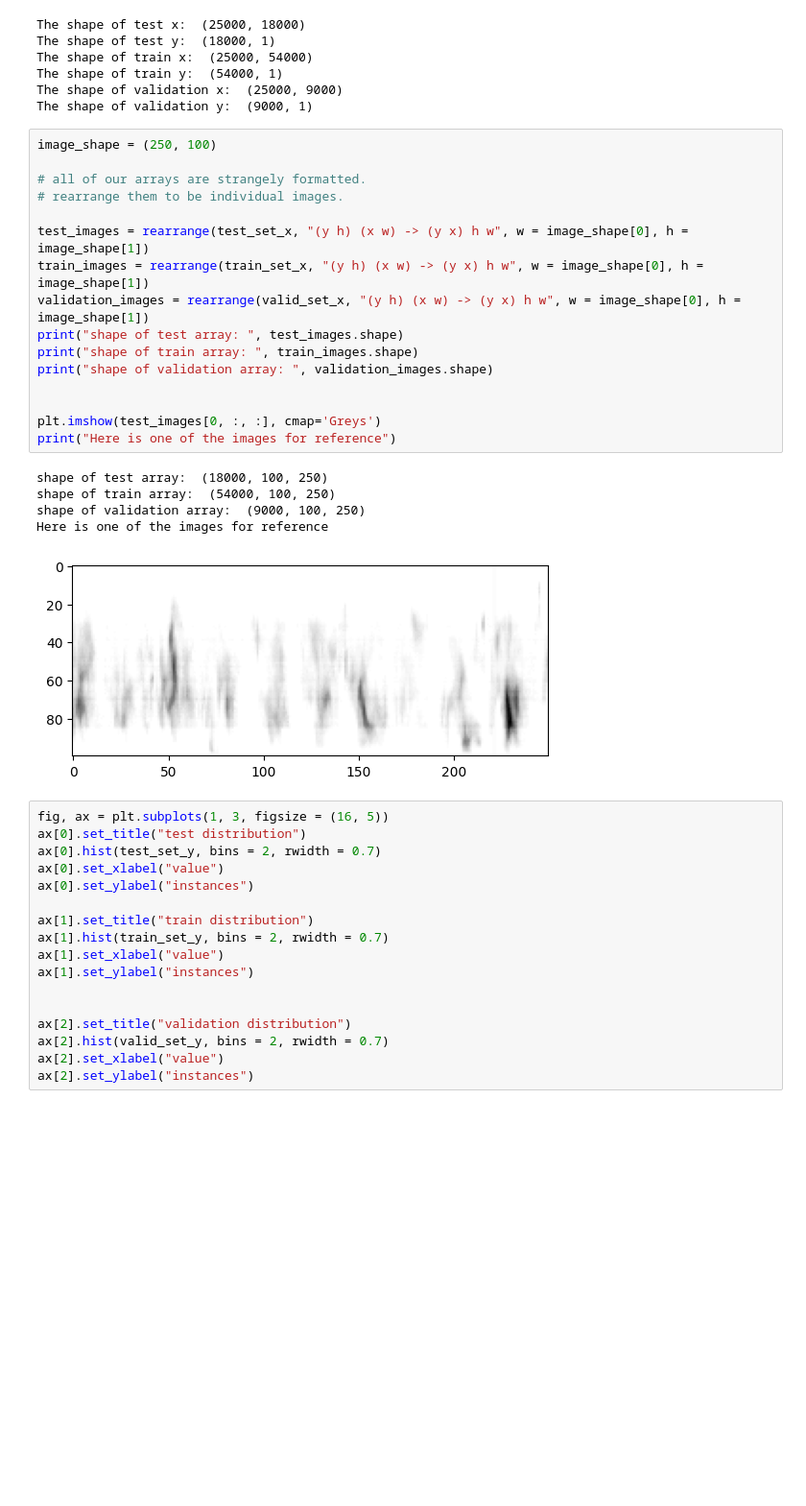
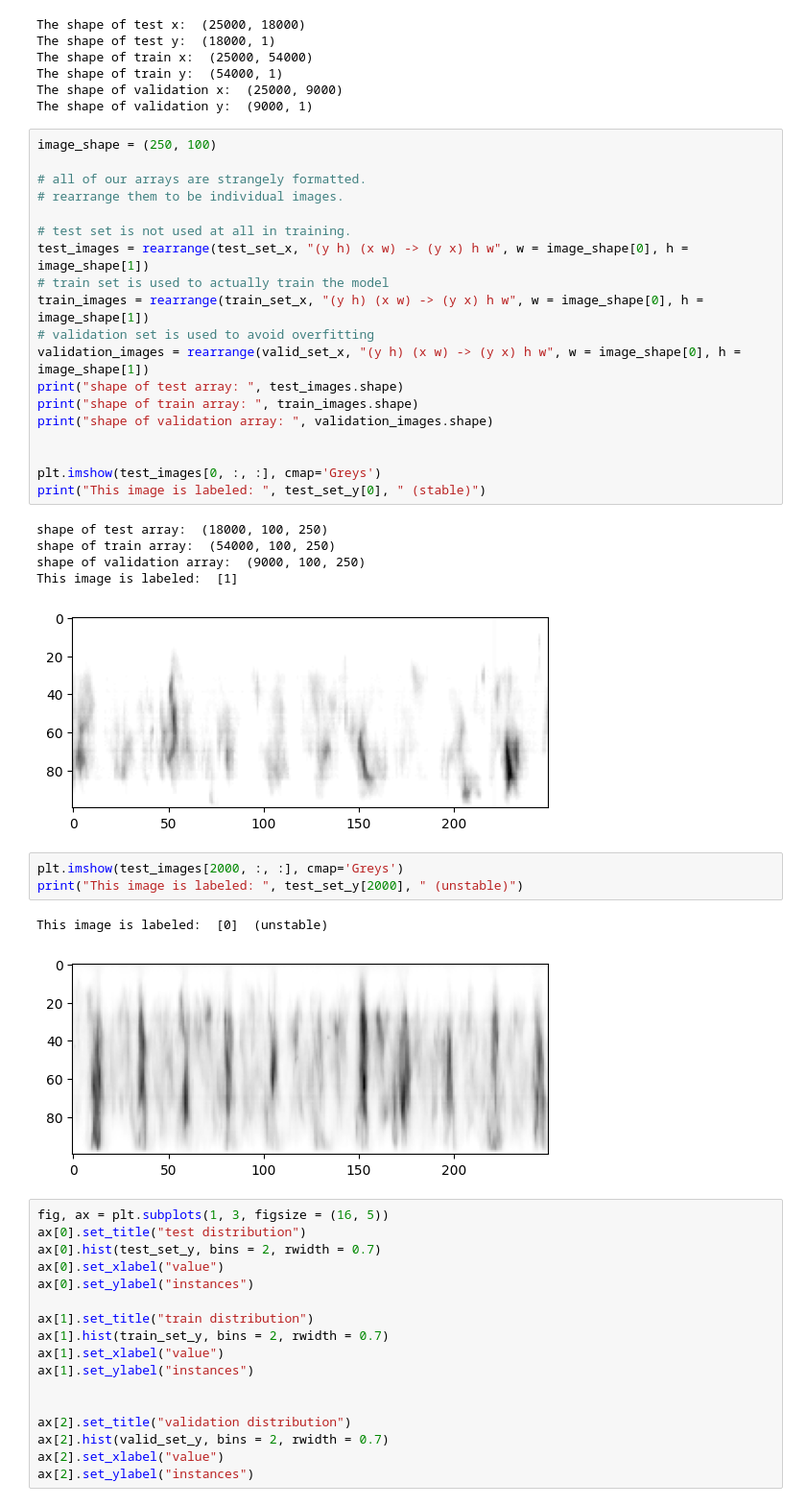
Before and after one commit to MattanTseng/ME_592_HW3, a Jupyter notebook: part1/Part1.ipynb, the cells around one changed output. Shown at 96% size. Saved outputs shown, nothing was run; the diff lists cells and outputs as text; blank space fills up the shorter version.

```diff
--- a/part1/Part1.ipynb
+++ b/part1/Part1.ipynb
@@ -46,8 +57,11 @@ image_shape = (250, 100)
 # all of our arrays are strangely formatted.
 # rearrange them to be individual images.
 
+# test set is not used at all in training.
 test_images = rearrange(test_set_x, "(y h) (x w) -> (y x) h w", w = image_shape[0], h = image_shape[1])
+# train set is used to actually train the model
 train_images = rearrange(train_set_x, "(y h) (x w) -> (y x) h w", w = image_shape[0], h = image_shape[1])
+# validation set is used to avoid overfitting
 validation_images = rearrange(valid_set_x, "(y h) (x w) -> (y x) h w", w = image_shape[0], h = image_shape[1])
 print("shape of test array: ", test_images.shape)
 print("shape of train array: ", train_images.shape)
@@ -55,13 +69,19 @@ print("shape of validation array: ", validation_images.shape)
 
 
 plt.imshow(test_images[0, :, :], cmap='Greys')
-print("Here is one of the images for reference")
+print("This image is labeled: ", test_set_y[0], " (stable)")
 # %% [output]
 shape of test array:  (18000, 100, 250)
 shape of train array:  (54000, 100, 250)
 shape of validation array:  (9000, 100, 250)
-Here is one of the images for reference
+This image is labeled:  [1]
 [figure]
+# %%
+plt.imshow(test_images[2000, :, :], cmap='Greys')
+print("This image is labeled: ", test_set_y[2000], " (unstable)")
+# %% [output]
+This image is labeled:  [0]  (unstable)
+[figure, added]
 # %%
 fig, ax = plt.subplots(1, 3, figsize = (16, 5))
 ax[0].set_title("test distribution")
```
Also changed, not shown: parts of 4 cells of this notebook, 2 other files.
